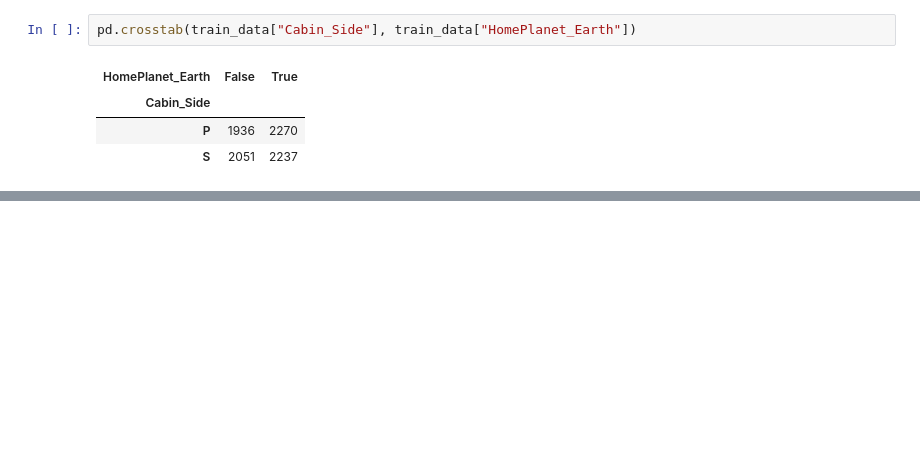
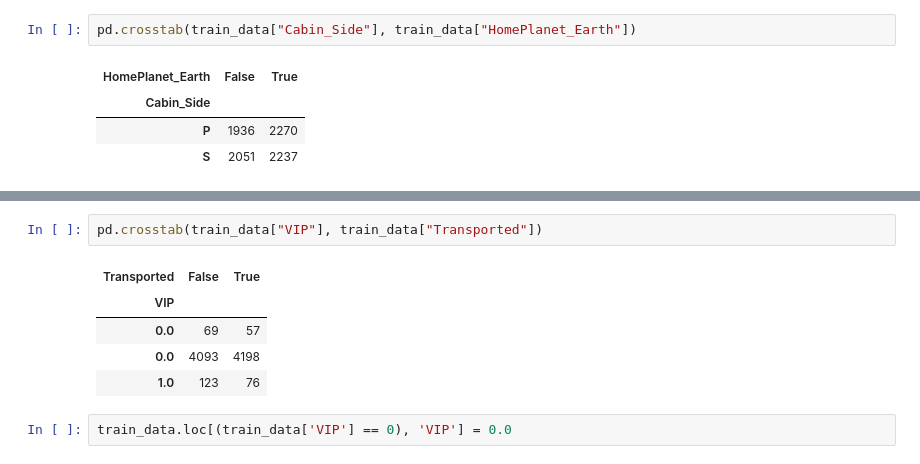
Before and after one commit to gayathriuthamaraj/data_science, a Jupyter notebook: transported_dataset/problem_3.ipynb, the cells around one changed output, grey strips where cells are left out. Saved outputs shown, nothing was run; the diff lists cells and outputs as text; blank space fills up the shorter version.

```diff
--- a/transported_dataset/problem_3.ipynb
+++ b/transported_dataset/problem_3.ipynb
@@ -112,0 +130,10 @@ px.scatter_3d(data_frame=train_data, x = "HomePlanet_Mars", y = "Cabin_Deck", z
+# %%
+pd.crosstab(train_data["VIP"], train_data["Transported"])
+# %% [output]
+| Transported | False | True |
+| VIP |  |  |
+| 0.0 | 69 | 57 |
+| 0.0 | 4093 | 4198 |
+| 1.0 | 123 | 76 |
+# %%
+train_data.loc[(train_data['VIP'] == 0), 'VIP'] = 0.0
```
Also changed, not shown: parts of 8 cells of this notebook, 8 other files.
